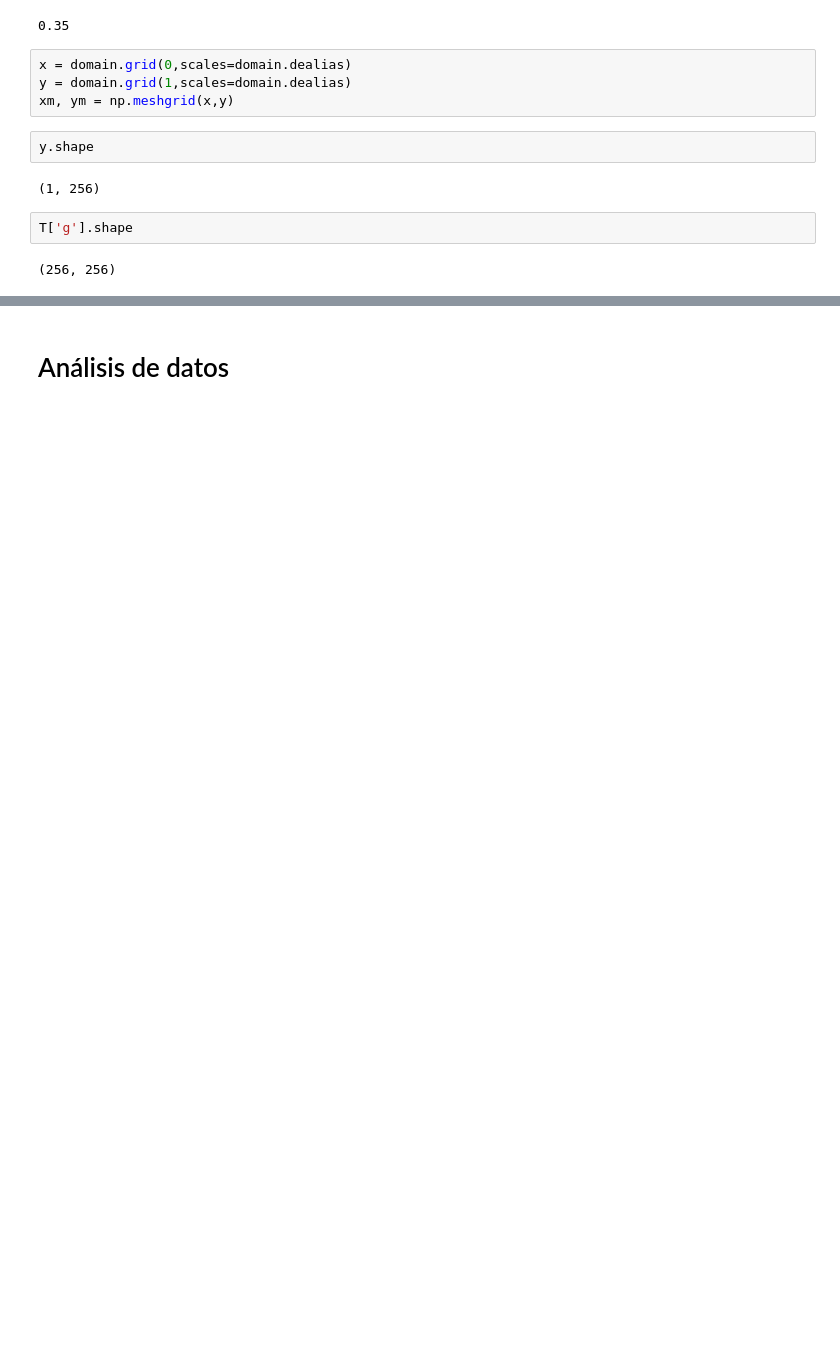
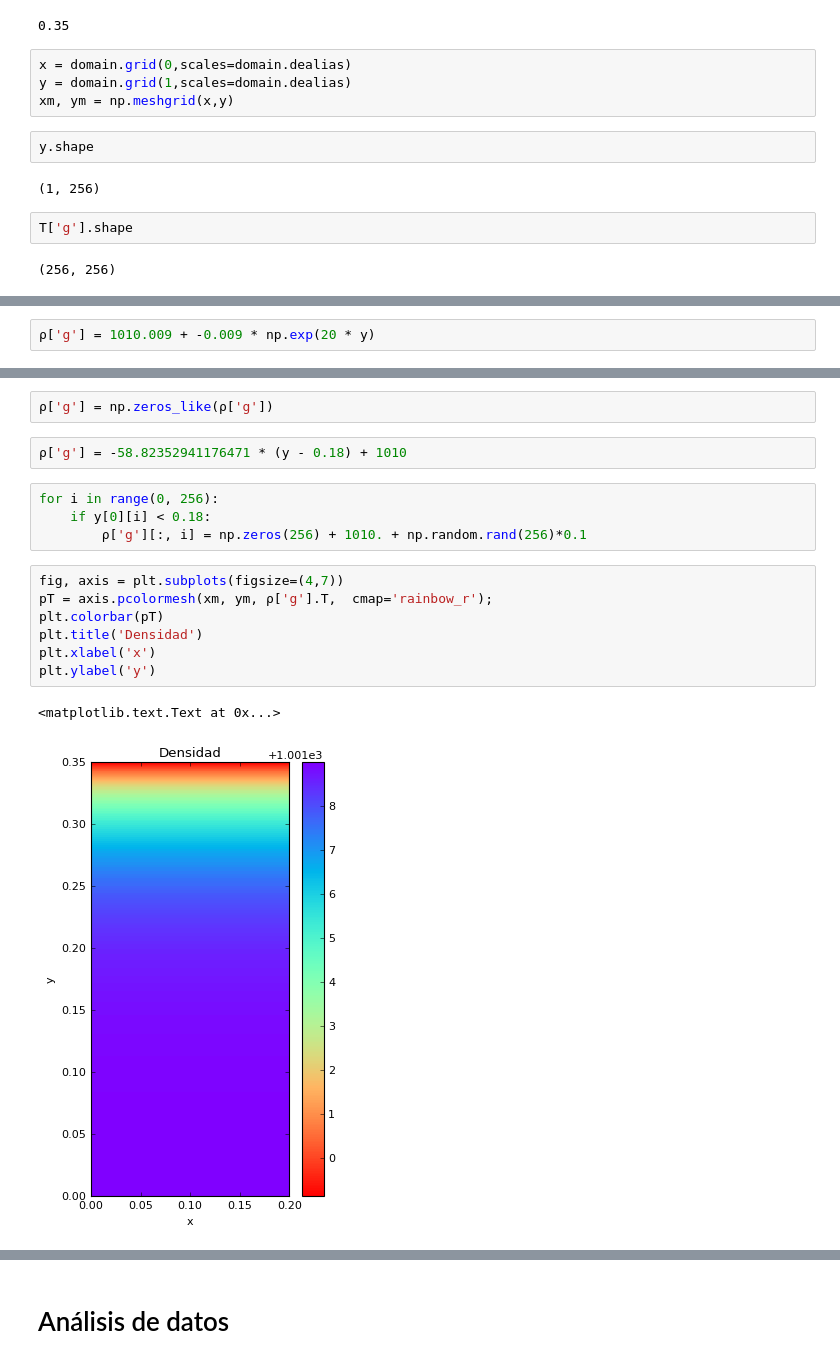
Before and after one commit to cpierard/Servicio_social, a Jupyter notebook: Convección en fluido estratificado.ipynb, the cells around one changed output, grey strips where cells are left out. Cells and saved outputs as stored; diff of their text form; blank space fills up the shorter version.

```diff
--- a/Convección en fluido estratificado.ipynb
+++ b/Convección en fluido estratificado.ipynb
@@ -284,0 +172,2 @@ CFL.compute_dt()
+# %%
+ρ['g'] = 1010.009 + -0.009 * np.exp(20 * y)
@@ -284,0 +178,18 @@ CFL.compute_dt()
+# %%
+ρ['g'] = np.zeros_like(ρ['g'])
+# %%
+ρ['g'] = -58.82352941176471 * (y - 0.18) + 1010
+# %%
+for i in range(0, 256):
+    if y[0][i] < 0.18:
+        ρ['g'][:, i] = np.zeros(256) + 1010. + np.random.rand(256)*0.1
+# %%
+fig, axis = plt.subplots(figsize=(4,7))
+pT = axis.pcolormesh(xm, ym, ρ['g'].T,  cmap='rainbow_r');
+plt.colorbar(pT)
+plt.title('Densidad')
+plt.xlabel('x')
+plt.ylabel('y')
+# %% [output]
+<matplotlib.text.Text at 0x...>
+[figure, added]
```
Also changed, not shown: parts of 43 cells of this notebook, 1 other file.
